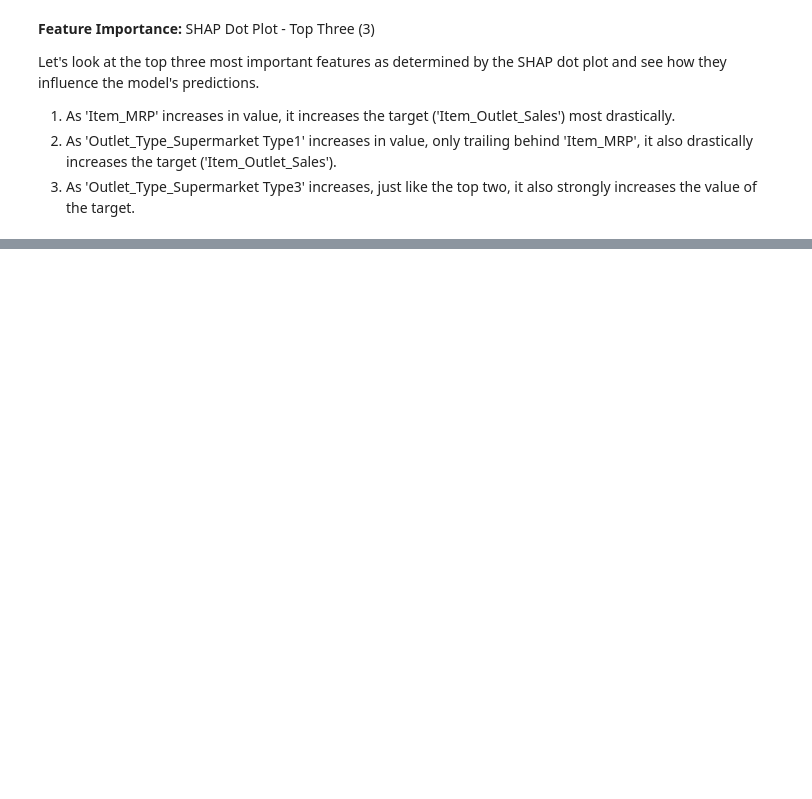
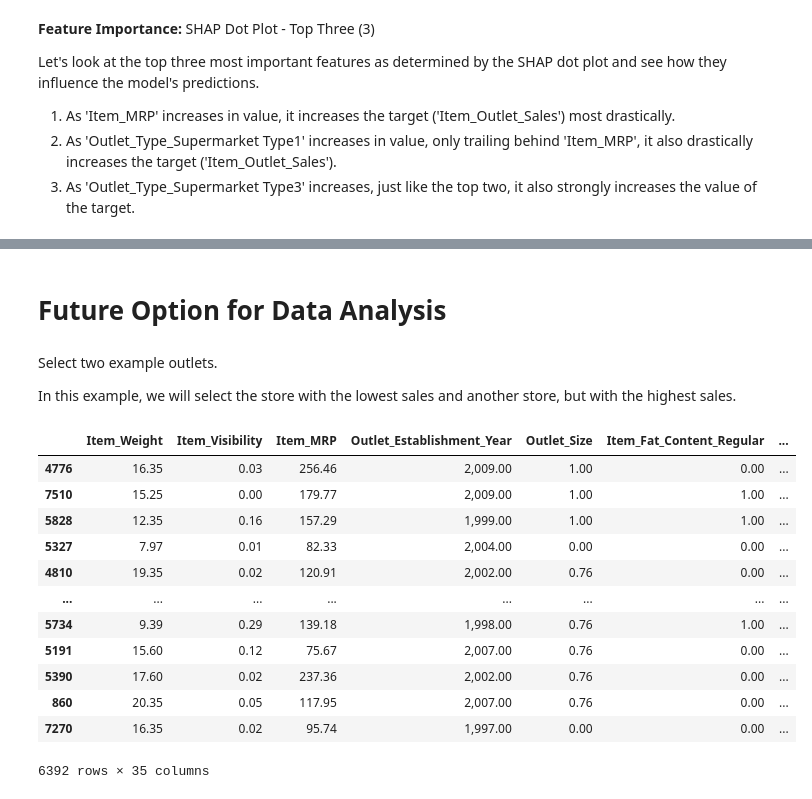
Before and after one commit to whitefreeze/Prediction-of-Product-Sales, a Jupyter notebook: Explaining Models with Shap.ipynb, the cells around one changed output, grey strips where cells are left out. Cells and saved outputs as stored; diff of their text form; code cells hidden in the pictures; blank space fills up the shorter version.

```diff
--- a/Explaining Models with Shap.ipynb
+++ b/Explaining Models with Shap.ipynb
@@ -33,9 +33,15 @@ shap.initjs()
 ## saving variables for next notebook
 import joblib
 
+# Permanently changes the pandas settings
+pd.set_option('display.max_columns', None)
+
 from sklearn import set_config
 set_config(display='diagram')
 
+# Lime
+from lime.lime_tabular import LimeTabularExplainer
+
 # display values with two decimal places and comma separation for powers of thousands.
 pd.set_option('display.float_format', lambda x: f"{x:,.2f}")
 # %% [output]
@@ -177,0 +397,23 @@ Let's look at the top three most important features as determined by the SHAP do
+# %% [markdown]
+# Future Option for Data Analysis
+# %% [markdown]
+Select two example outlets.
+
+In this example, we will select the store with the lowest sales and another store, but with the highest sales.
+# %%
+# Notice that we only imported the train, test, split data and cannot view our original, cleaned data
+X_train
+# %% [output]
+|  | Item_Weight | Item_Visibility | Item_MRP | Outlet_Establishment_Year | Outlet_Size | Item_Fat_Content_Regular | ... |
+| 4776 | 16.35 | 0.03 | 256.46 | 2,009.00 | 1.00 | 0.00 | ... |
+| 7510 | 15.25 | 0.00 | 179.77 | 2,009.00 | 1.00 | 1.00 | ... |
+| 5828 | 12.35 | 0.16 | 157.29 | 1,999.00 | 1.00 | 1.00 | ... |
+| 5327 | 7.97 | 0.01 | 82.33 | 2,004.00 | 0.00 | 0.00 | ... |
+| 4810 | 19.35 | 0.02 | 120.91 | 2,002.00 | 0.76 | 0.00 | ... |
+| ... | ... | ... | ... | ... | ... | ... | ... |
+| 5734 | 9.39 | 0.29 | 139.18 | 1,998.00 | 0.76 | 1.00 | ... |
+| 5191 | 15.60 | 0.12 | 75.67 | 2,007.00 | 0.76 | 0.00 | ... |
+| 5390 | 17.60 | 0.02 | 237.36 | 2,002.00 | 0.76 | 0.00 | ... |
+| 860 | 20.35 | 0.05 | 117.95 | 2,007.00 | 0.76 | 0.00 | ... |
+| 7270 | 16.35 | 0.02 | 95.74 | 1,997.00 | 0.00 | 0.00 | ... |
+6392 rows × 35 columns
```
Also changed, not shown: parts of 35 cells of this notebook, 4 other files.
